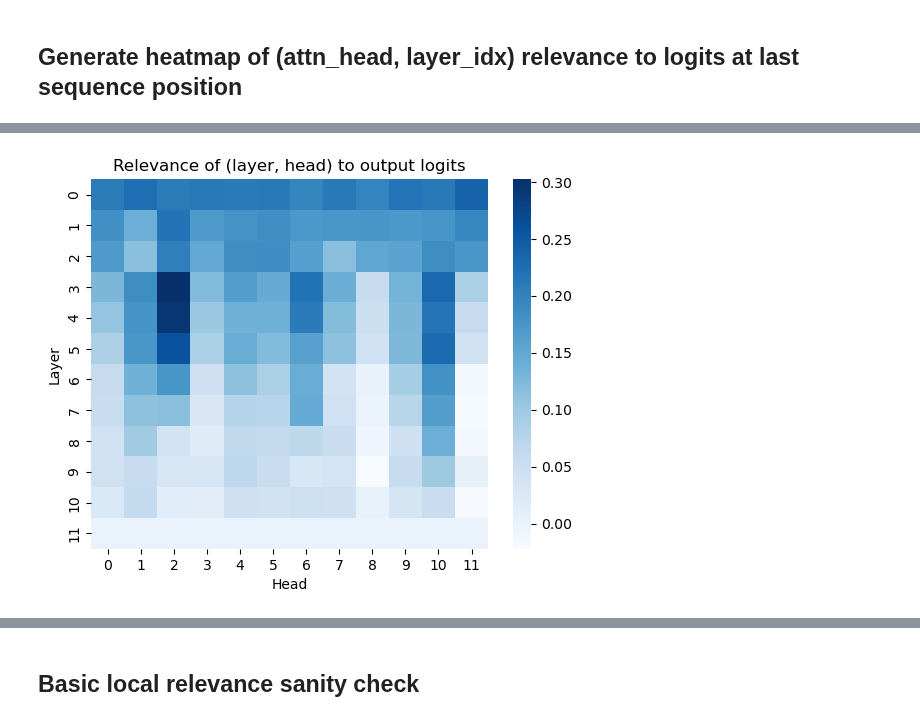
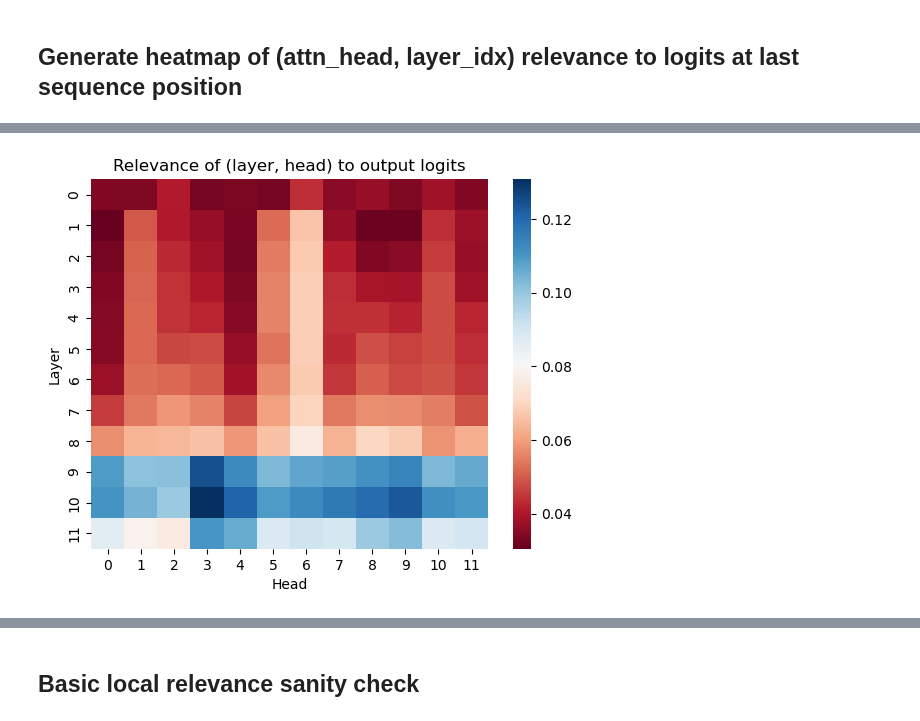
Before and after one commit to adelaidehsu/CD_Circuit, a Jupyter notebook: notebooks/GPT_sanity_checks.ipynb, the cells around one changed output, grey strips where cells are left out. Cells and saved outputs as stored; diff of their text form; code cells hidden in the pictures.

```diff
--- a/notebooks/GPT_sanity_checks.ipynb
+++ b/notebooks/GPT_sanity_checks.ipynb
@@ -189,3 +209,22 @@ rel norm:  3120.5266
 irrel norm:  0.0
 # %% [markdown]
 ## Generate heatmap of (attn_head, layer_idx) relevance to logits at last sequence position
+# %%
+#ioi_dataset = IOIDataset(prompt_type="ABBA", N=50, tokenizer=model.tokenizer, prepend_bos=False, nb_templates=2)
+
+ioi_dataset = IOIDataset(prompt_type="ABBA", N=250, tokenizer=model.tokenizer, prepend_bos=False, nb_templates=2)
+
+# This is the P_ABC that is mentioned in the IOI paper, which we use for mean ablation.
+# Importantly, passing in prompt_type="ABC" or similar is NOT the same thing as this.
+abc_dataset = (
+    ioi_dataset.gen_flipped_prompts(("IO", "RAND"))
+    .gen_flipped_prompts(("S", "RAND"))
+    .gen_flipped_prompts(("S1", "RAND"))
+)
+
+logits, cache = model.run_with_cache(abc_dataset.toks) # run on entire dataset along batch dimension
+
+attention_outputs = [cache['blocks.' + str(i) + '.hook_attn_out'] for i in range(12)]
+attention_outputs = torch.stack(attention_outputs, dim=1) # now batch, head, seq, d_model
+mean_acts = torch.mean(attention_outputs, dim=0)
+mean_acts.shape
@@ -192,49 +233,68 @@ irrel norm:  0.0
 # %%
 import functools
-ioi_dataset = IOIDataset(prompt_type="mixed", N=50, tokenizer=model.tokenizer, prepend_bos=False, nb_templates=2)
 
-text = ioi_dataset.sentences[0]
-encoding = model.tokenizer.encode_plus(text,
-                                 add_special_tokens=True,
-                                 max_length=512,
-                                 truncation=True,
-                                 padding = "longest",
-                                 return_attention_mask=True,
-                                 return_tensors="pt").to(device)
-encoding_idxs, attention_mask = encoding.input_ids, encoding.attention_mask
-input_shape = encoding_idxs.size()
-extended_attention_mask = get_extended_attention_mask(attention_mask,
-                                                        input_shape,
-                                                        model,
-                                                        device)
+relevances = np.zeros((12, 12))
+for i in tqdm.tqdm(range(250)): # average over samples
+    text = ioi_dataset.sentences[i]
 
-for seq_idx in range(15):
+    encoding = model.tokenizer.encode_plus(text,
+                                     #add_special_tokens=True,
+                                     #max_length=16,
+                                     #truncation=True,
+                                     padding = False,
+                                     #padding = "max_length",
+                                     return_attention_mask=True,
+                                     return_tensors="pt").to(device)
+    encoding_idxs, attention_mask = encoding.input_ids, encoding.attention_mask
+    input_shape = encoding_idxs.size()
+    extended_attention_mask = get_extended_attention_mask(attention_mask,
+                                                            input_shape,
+                                                            model,
+                                                            device)
+
+    end_pos = input_shape[1]-2
+    #print(text)
+    #print('END', model.tokenizer.convert_ids_to_tokens([encoding_idxs[0, end_pos]]))
+    #print('IO', model.tokenizer.convert_ids_to_tokens([ioi_dataset.io_tokenIDs[i]]))
+    #print('S', model.tokenizer.convert_ids_to_tokens([ioi_dataset.s_tokenIDs[i]]))
+
     ranges = [
             [layer for layer in range(12)],
-            [sequence_position for sequence_position in range(seq_idx, seq_idx + 1)], # note fixed to last sequence position
+            [end_pos], # note fixed to last sequence position
             [attention_head_idx for attention_head_idx in range(12)]
-        ]
+    ]
 
     source_nodes = [Node(*x) for x in itertools.product(*ranges)]
     ablation_sets = [(n,) for n in source_nodes] # here the ablation set is one source node each
     target_nodes = []
     # cache activations for faster batch run
     out_decomp, _, _, pre_layer_activations = prop_GPT(encoding_idxs[0:1, :], extended_attention_mask, model, [ablation_sets[0]], target_nodes=target_nodes, device=device, mean_acts=mean_acts, set_irrel_to_mean=True)
 
     prop_fn = lambda ablation_list: prop_GPT(encoding_idxs[0:1, :], extended_attention_mask, model, ablation_list, target_nodes=target_nodes, device=device, mean_acts=mean_acts, set_irrel_to_mean=True, cached_pre_layer_acts=pre_layer_activations)
     out_decomps, target_decomps = batch_run(prop_fn, ablation_sets)
     # print([d.ablation_set for d in out_decomps]) # (0, 15, 0), (0, 15, 1)... (1, 15, 0)...
-    relevances = np.zeros((12, 12))
+
     for layer_idx in range(12):
         for head_idx in range(12):
             decomp = out_decomps[12 * layer_idx + head_idx]
-            rel_io_logit = decomp.rel[0, -2, ioi_dataset.io_tokenIDs[0]]
-            rel_s_logit = decomp.rel[0, -2, ioi_dataset.s_tokenIDs[0]]
-            relevances[layer_idx, head_idx] = rel_io_logit - rel_s_logit
+            logits = (decomp.rel + decomp.irrel)
+            io_logit = logits[0, end_pos, ioi_dataset.io_tokenIDs[i]]
+            s_logit = logits[0, end_pos, ioi_dataset.s_tokenIDs[i]]
+            full_score = np.abs(io_logit - s_logit)
 
-    s = sns.heatmap(relevances, xticklabels = range(12), yticklabels = range(12), cmap='Blues', cbar_kws={'label': ''})
-    s.set(xlabel='Head', ylabel='Layer')
-    plt.title("Relevance of (layer, head) to output logits")
-    plt.show()
+            rel_io_logit = decomp.rel[0, end_pos, ioi_dataset.io_tokenIDs[i]]
+            rel_s_logit = decomp.rel[0, end_pos, ioi_dataset.s_tokenIDs[i]]
+
+            irrel_io_logit = decomp.irrel[0, end_pos, ioi_dataset.io_tokenIDs[i]]
+            irrel_s_logit = decomp.irrel[0, end_pos, ioi_dataset.s_tokenIDs[i]]
+
+            score = (rel_io_logit - rel_s_logit) / full_score
+            relevances[layer_idx, head_idx] += score
+
+relevances /= 250
+s = sns.heatmap(relevances, xticklabels = range(12), yticklabels = range(12), cmap='RdBu', cbar_kws={'label': ''})
+s.set(xlabel='Head', ylabel='Layer')
+plt.title("Relevance of (layer, head) to output logits")
+plt.show()
 # %% [output]
-[figure, old version]
+[figure, new version]
```
Also changed, not shown: parts of 12 cells of this notebook, 5 other files.
